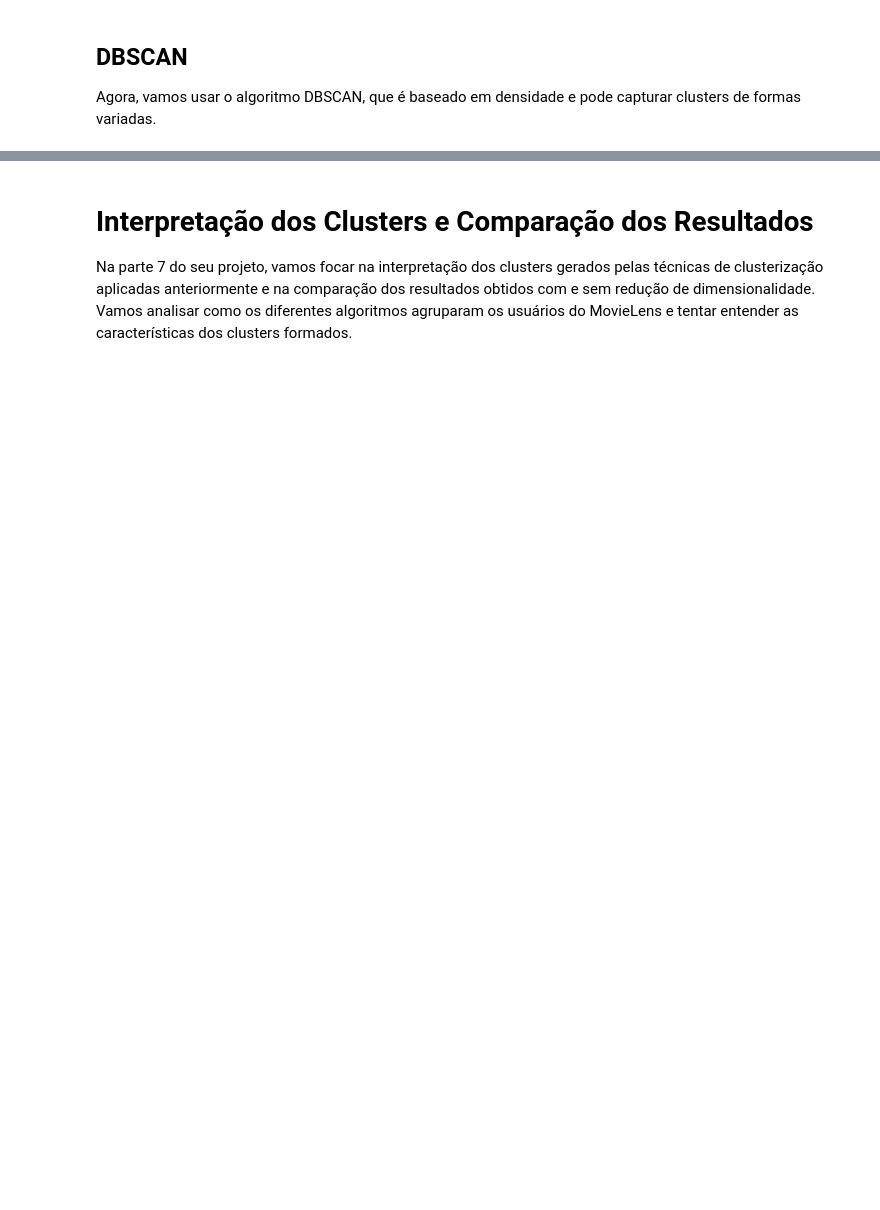
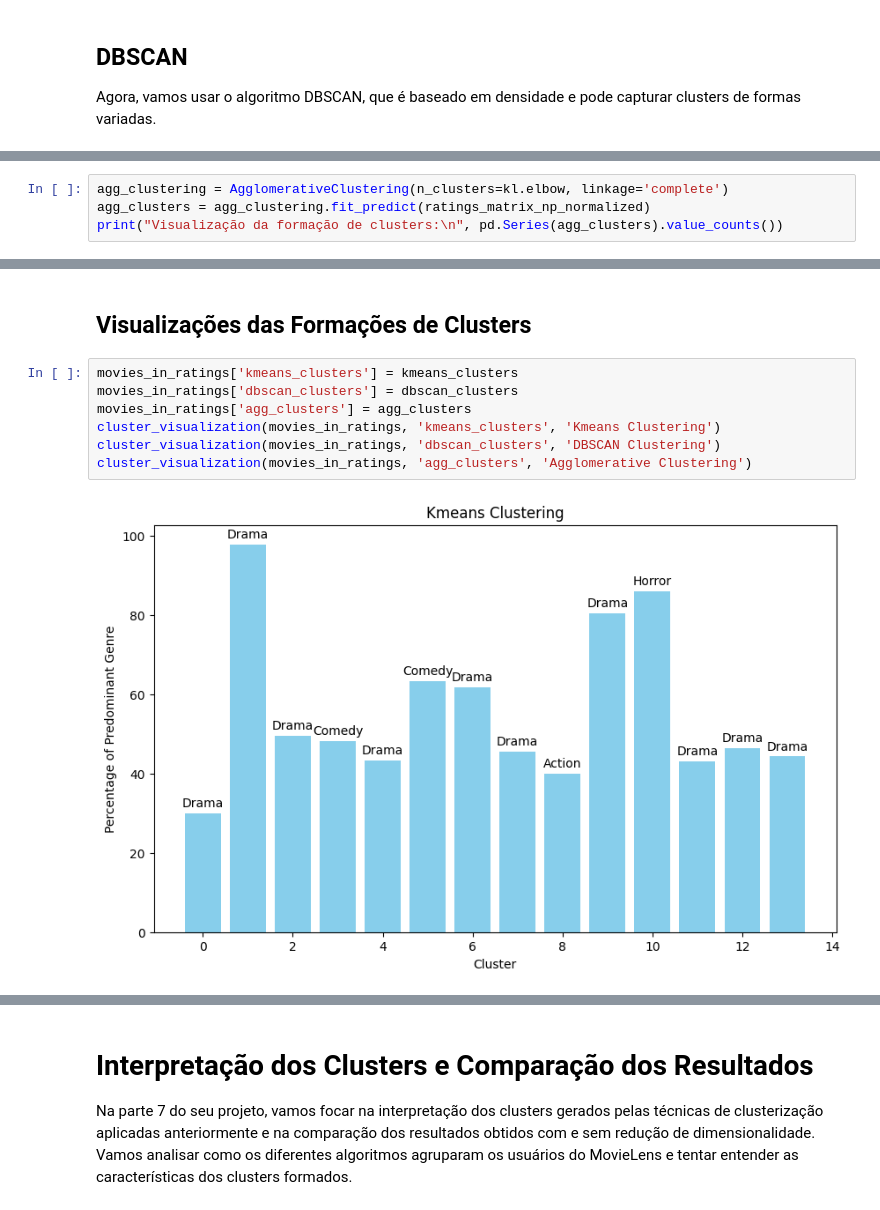
Before and after one commit to antonnyvictor18/data-mining, a Jupyter notebook: TP4/ml-1m/notebook.ipynb, the cells around one changed output, grey strips where cells are left out. Saved outputs shown, nothing was run; the diff lists cells and outputs as text; blank space fills up the shorter version.

```diff
--- a/TP4/ml-1m/notebook.ipynb
+++ b/TP4/ml-1m/notebook.ipynb
@@ -607,0 +453,4 @@ clusters_svd = kmeans_svd.fit_predict(data_transformed)
+# %%
+agg_clustering = AgglomerativeClustering(n_clusters=kl.elbow, linkage='complete')
+agg_clusters = agg_clustering.fit_predict(ratings_matrix_np_normalized)
+print("Visualização da formação de clusters:\n", pd.Series(agg_clusters).value_counts())
@@ -607,0 +474,11 @@ clusters_svd = kmeans_svd.fit_predict(data_transformed)
+# %% [markdown]
+## Visualizações das Formações de Clusters
+# %%
+movies_in_ratings['kmeans_clusters'] = kmeans_clusters
+movies_in_ratings['dbscan_clusters'] = dbscan_clusters
+movies_in_ratings['agg_clusters'] = agg_clusters
+cluster_visualization(movies_in_ratings, 'kmeans_clusters', 'Kmeans Clustering')
+cluster_visualization(movies_in_ratings, 'dbscan_clusters', 'DBSCAN Clustering')
+cluster_visualization(movies_in_ratings, 'agg_clusters', 'Agglomerative Clustering')
+# %% [output]
+[figure, added]
```
Also changed, not shown: parts of 79 cells of this notebook.
